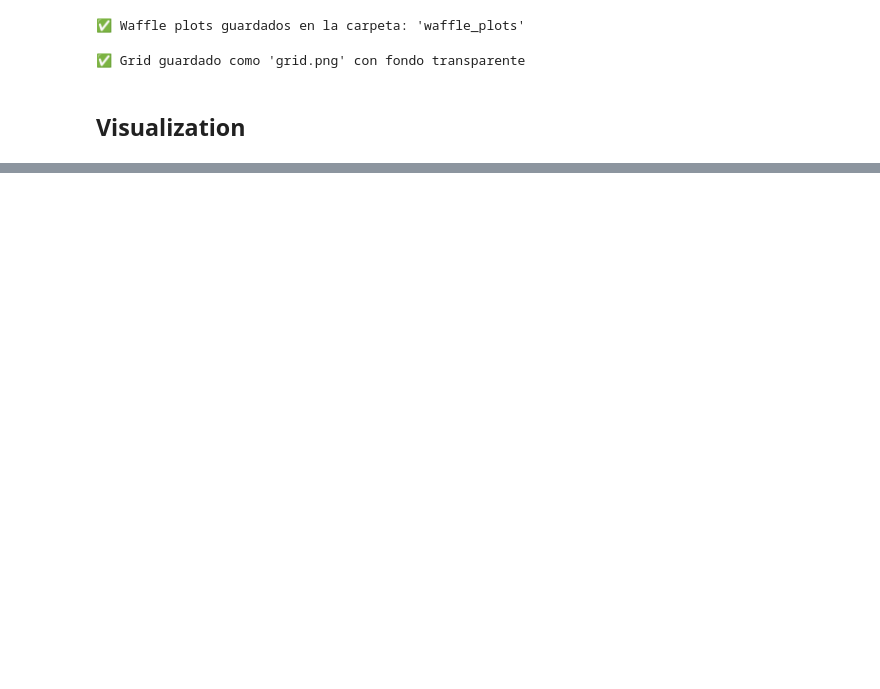
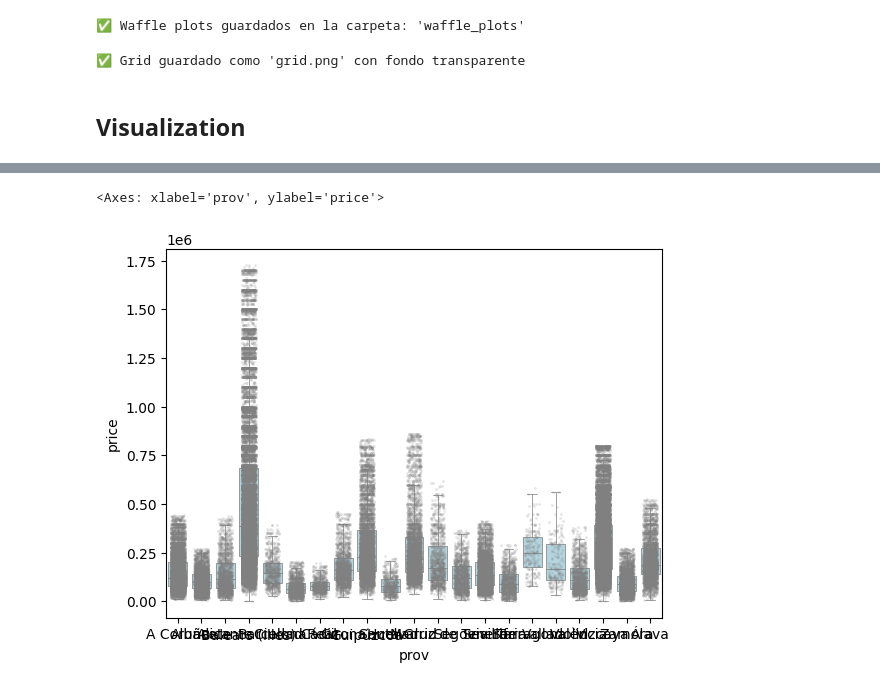
Before and after one commit to lucia-corsan/Housing-Analytics, a Jupyter notebook: housing.ipynb, the cells around one changed output, grey strips where cells are left out. Drawn from its saved outputs; the diff is of its cells as text; code cells hidden in the pictures; blank space fills up the shorter version.

```diff
--- a/housing.ipynb
+++ b/housing.ipynb
@@ -229,3 +362,9 @@ create_waffle_grid_rotated_flipped_with_labels()
+# %%
+sns.boxplot(data=data, x='prov', y='price', fliersize=0, linewidth=0.5, color='lightblue')
+sns.stripplot(data=data, x='prov', y='price', jitter=0.3, color='grey', alpha=0.2, size=2)
+# %% [output]
+<Axes: xlabel='prov', ylabel='price'>
+[figure, added]
 # %%
 import seaborn as sns
 import matplotlib.pyplot as plt
```
Also changed, not shown: parts of 10 cells of this notebook, 1 other file.
